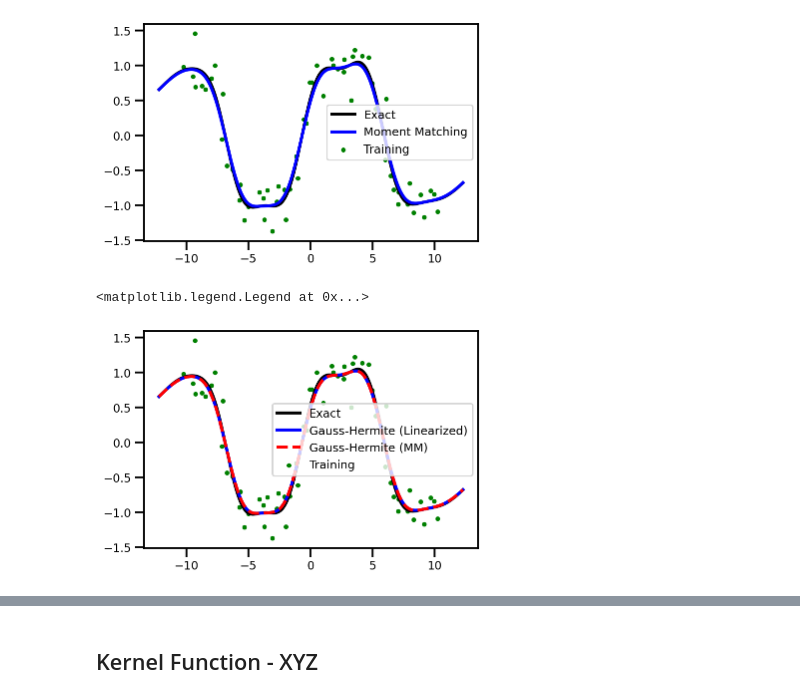
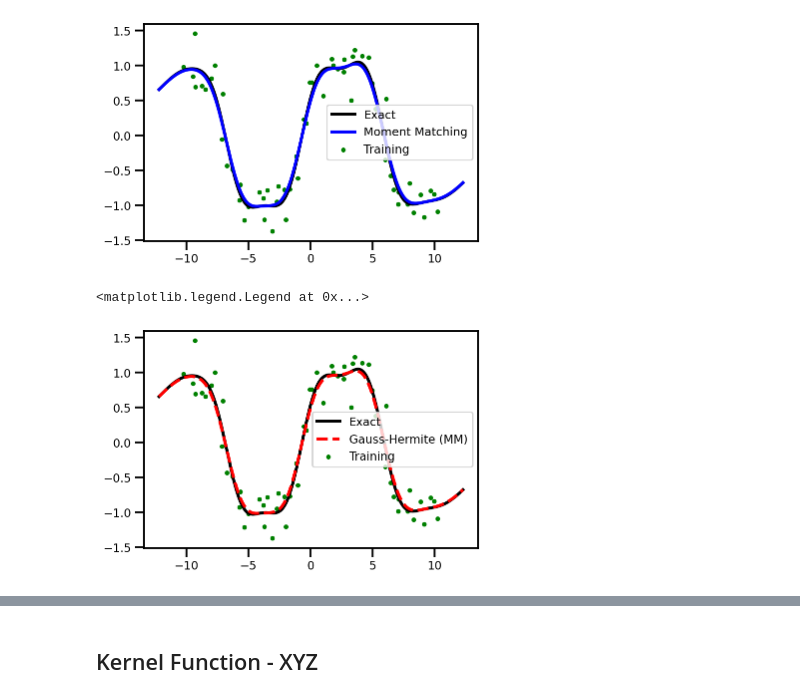
Before and after one commit to IPL-UV/jaxkern, a Jupyter notebook: notebooks/uncategorized/gps/kernel_quadratures.ipynb, the cells around one changed output, grey strips where cells are left out. Cells and saved outputs as stored; diff of their text form; code cells hidden in the pictures.

```diff
--- a/notebooks/uncategorized/gps/kernel_quadratures.ipynb
+++ b/notebooks/uncategorized/gps/kernel_quadratures.ipynb
@@ -377,12 +309,11 @@ plt.legend()
 # %%
 plt.figure()
 plt.scatter(X, y, label='Training', color='green', s=10)
 # plt.plot(Xtest, ytest, label='Real', color='red', linewidth=3)
 plt.plot(Xtest, mu, linestyle="-", label='Exact', color='black', linewidth=3)
-plt.plot(Xtest, mean_qf, linestyle="-", label='Gauss-Hermite (Linearized)', color='blue', linewidth=3)
 plt.plot(Xtest, mean_ef, linestyle="--", label='Gauss-Hermite (MM)', color='red', linewidth=3)
 
 plt.legend()
 # %% [output]
 <matplotlib.legend.Legend at 0x...>
-[figure, old version]
+[figure, new version]
```
Also changed, not shown: parts of 21 cells of this notebook.
